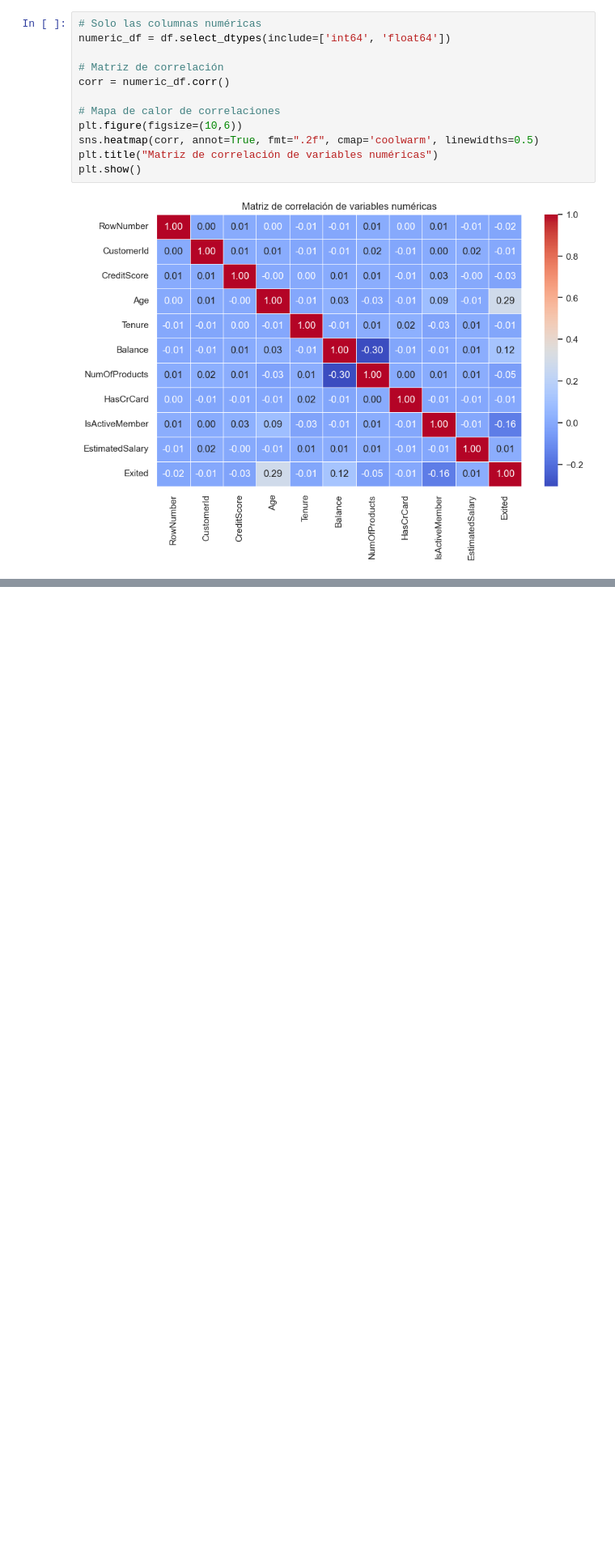
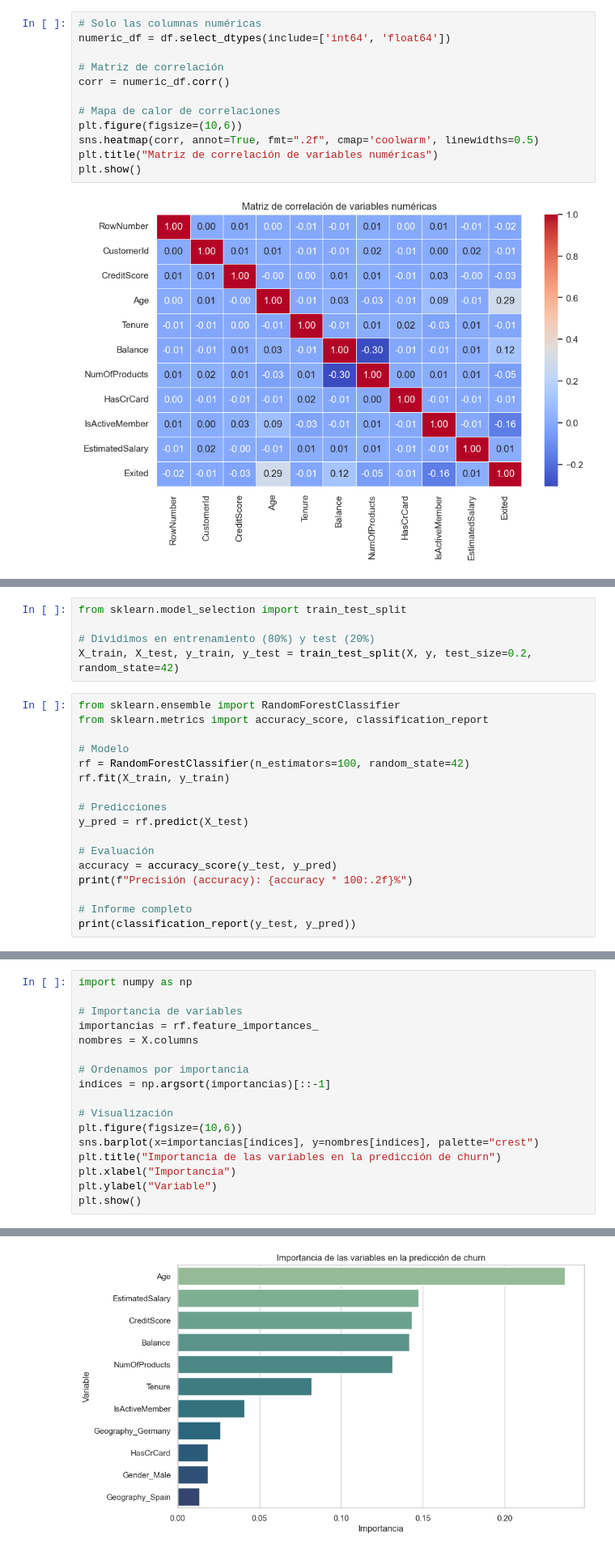
Before and after one commit to ivandatadev/churn-prediction-banco, a Jupyter notebook: 01_churn_exploracion.ipynb, the cells around one changed output, grey strips where cells are left out. Shown: that part at 81% size. Saved outputs shown, nothing was run; the diff lists cells and outputs as text; blank space fills up the shorter version.

Commit message:
Update 01_churn_exploracion.ipynb
ultima actualización

```diff
--- a/01_churn_exploracion.ipynb
+++ b/01_churn_exploracion.ipynb
@@ -198,0 +199,22 @@ X = df_modelo.drop('Exited', axis=1)
+# %%
+from sklearn.model_selection import train_test_split
+
+# Dividimos en entrenamiento (80%) y test (20%)
+X_train, X_test, y_train, y_test = train_test_split(X, y, test_size=0.2, random_state=42)
+# %%
+from sklearn.ensemble import RandomForestClassifier
+from sklearn.metrics import accuracy_score, classification_report
+
+# Modelo
+rf = RandomForestClassifier(n_estimators=100, random_state=42)
+rf.fit(X_train, y_train)
+
+# Predicciones
+y_pred = rf.predict(X_test)
+
+# Evaluación
+accuracy = accuracy_score(y_test, y_pred)
+print(f"Precisión (accuracy): {accuracy * 100:.2f}%")
+
+# Informe completo
+print(classification_report(y_test, y_pred))
@@ -198,0 +231,18 @@ X = df_modelo.drop('Exited', axis=1)
+# %%
+import numpy as np
+
+# Importancia de variables
+importancias = rf.feature_importances_
+nombres = X.columns
+
+# Ordenamos por importancia
+indices = np.argsort(importancias)[::-1]
+
+# Visualización
+plt.figure(figsize=(10,6))
+sns.barplot(x=importancias[indices], y=nombres[indices], palette="crest")
+plt.title("Importancia de las variables en la predicción de churn")
+plt.xlabel("Importancia")
+plt.ylabel("Variable")
+plt.show()
+# %% [output]
@@ -198,0 +252 @@ X = df_modelo.drop('Exited', axis=1)
+[figure, added]
```
Also changed, not shown: parts of 10 cells of this notebook.
